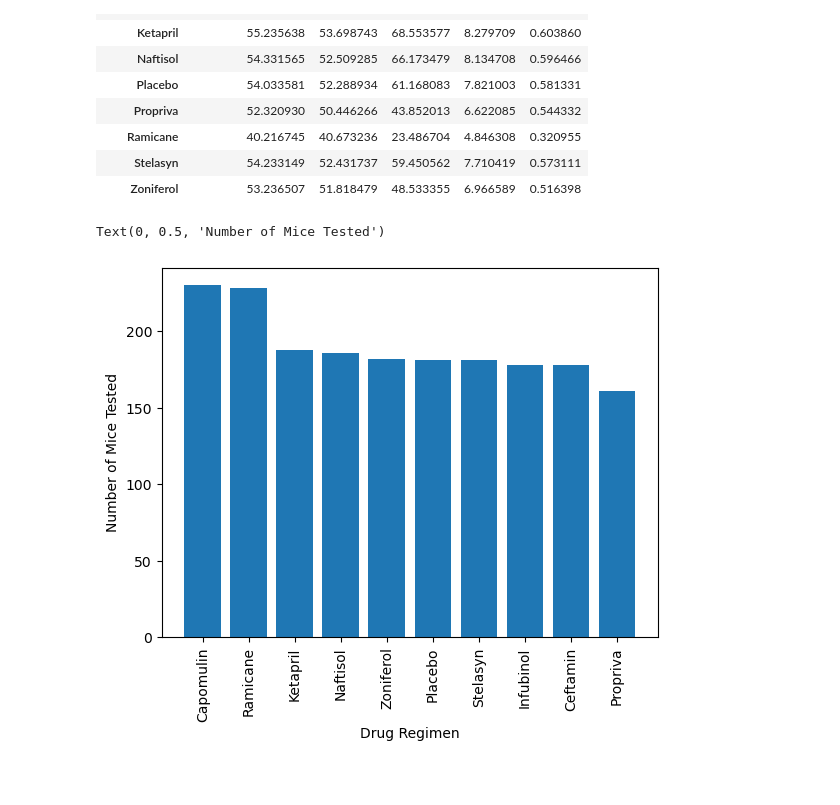
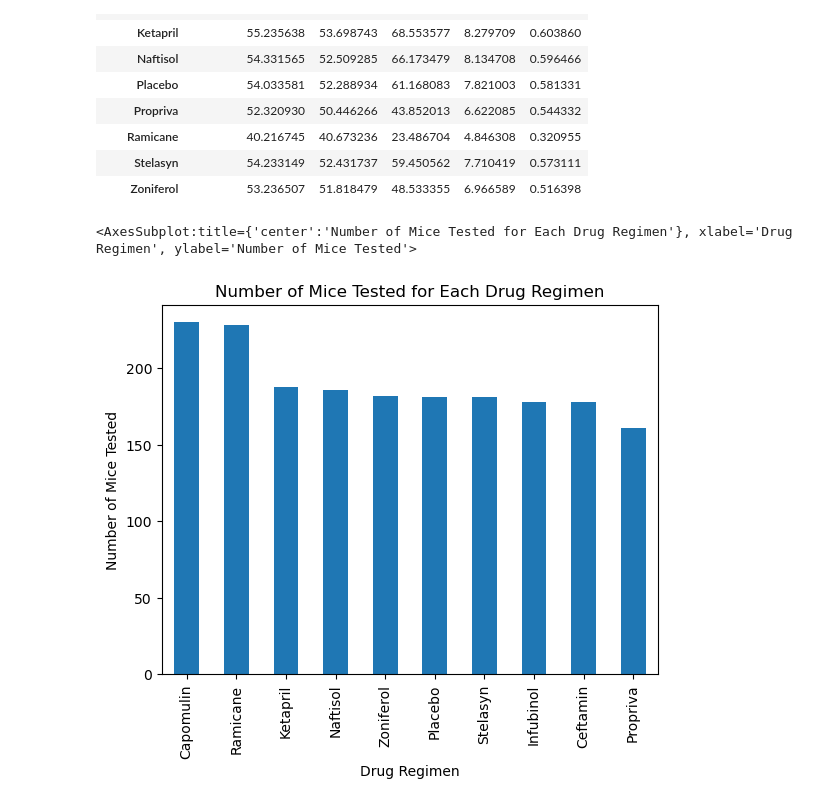
Before and after one commit to BenjaminMoran1/module-5-challenge, a Jupyter notebook: module_5_challenge/Starter_Code/Pymaceuticals/Untitled.ipynb, the cells around one changed output. Saved outputs shown, nothing was run; the diff lists cells and outputs as text; code cells hidden in the pictures; blank space fills up the shorter version.

```diff
--- a/module_5_challenge/Starter_Code/Pymaceuticals/Untitled.ipynb
+++ b/module_5_challenge/Starter_Code/Pymaceuticals/Untitled.ipynb
@@ -124,20 +124,11 @@ sum_aggregation
 # %%
 # Generate a bar plot showing the total number of timepoints for all mice tested for each drug regimen using Pandas.
 counts = full_data['Drug Regimen'].value_counts()
 
-x_axis = np.arange(len(counts))
-
-plt.bar(x_axis, counts)
-
-tick_locations = [value for value in x_axis]
-plt.xticks(tick_locations, counts.index.values)
-
-plt.xticks(rotation=90)
-
-plt.xlabel("Drug Regimen")
-plt.ylabel("Number of Mice Tested")
+# Plot using Pandas built-in plot function
+counts.plot(kind='bar', rot=90, xlabel="Drug Regimen", ylabel="Number of Mice Tested", title="Number of Mice Tested for Each Drug Regimen")
 # %% [output]
-Text(0, 0.5, 'Number of Mice Tested')
+<AxesSubplot:title={'center':'Number of Mice Tested for Each Drug Regimen'}, xlabel='Drug Regimen', ylabel='Number of Mice Tested'>
-[figure, old version]
+[figure, new version]
 # %%
 # Generate a bar plot showing the total number of timepoints for all mice tested for each drug regimen using pyplot.
```
Also changed, not shown: parts of 8 cells of this notebook.
